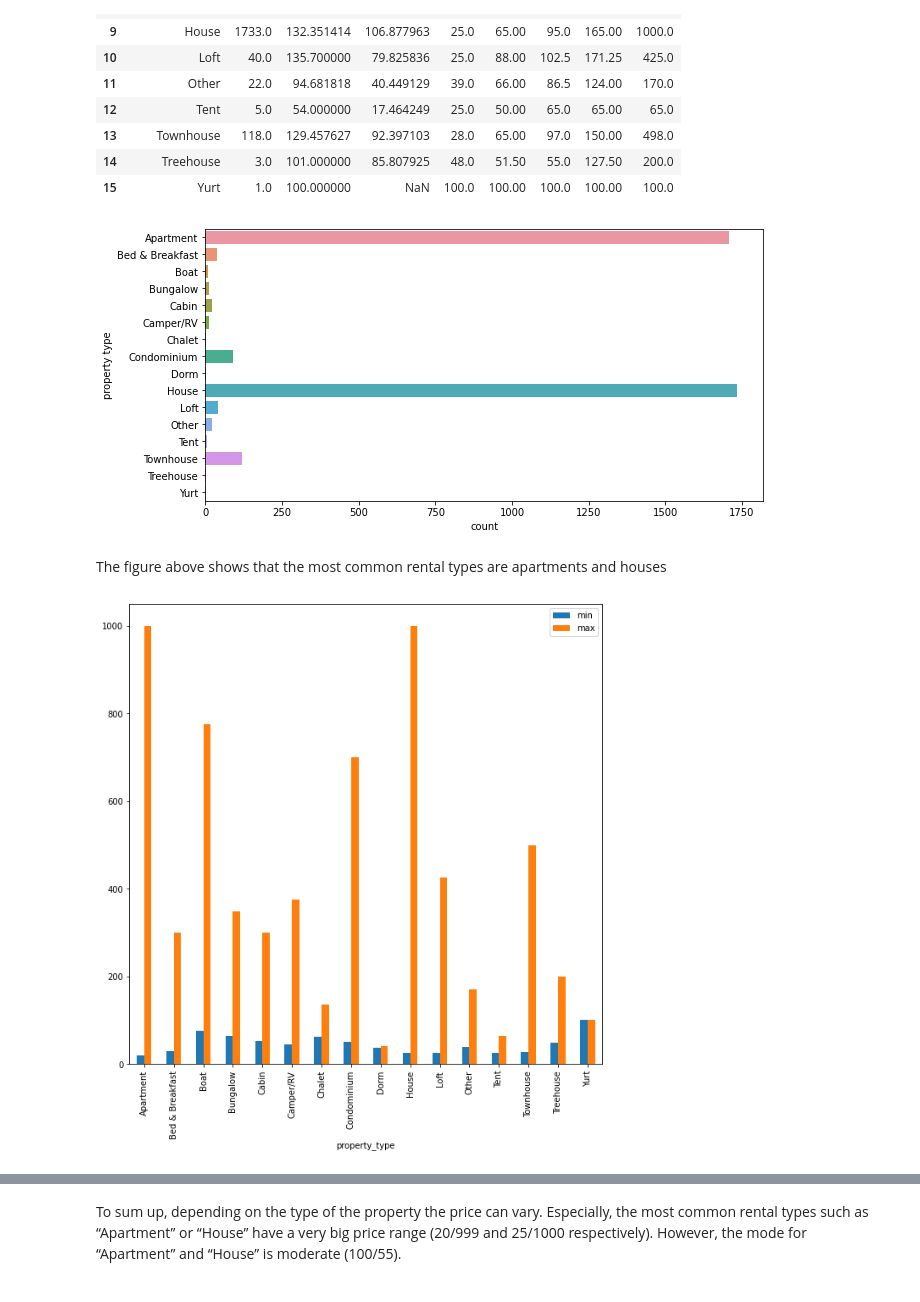
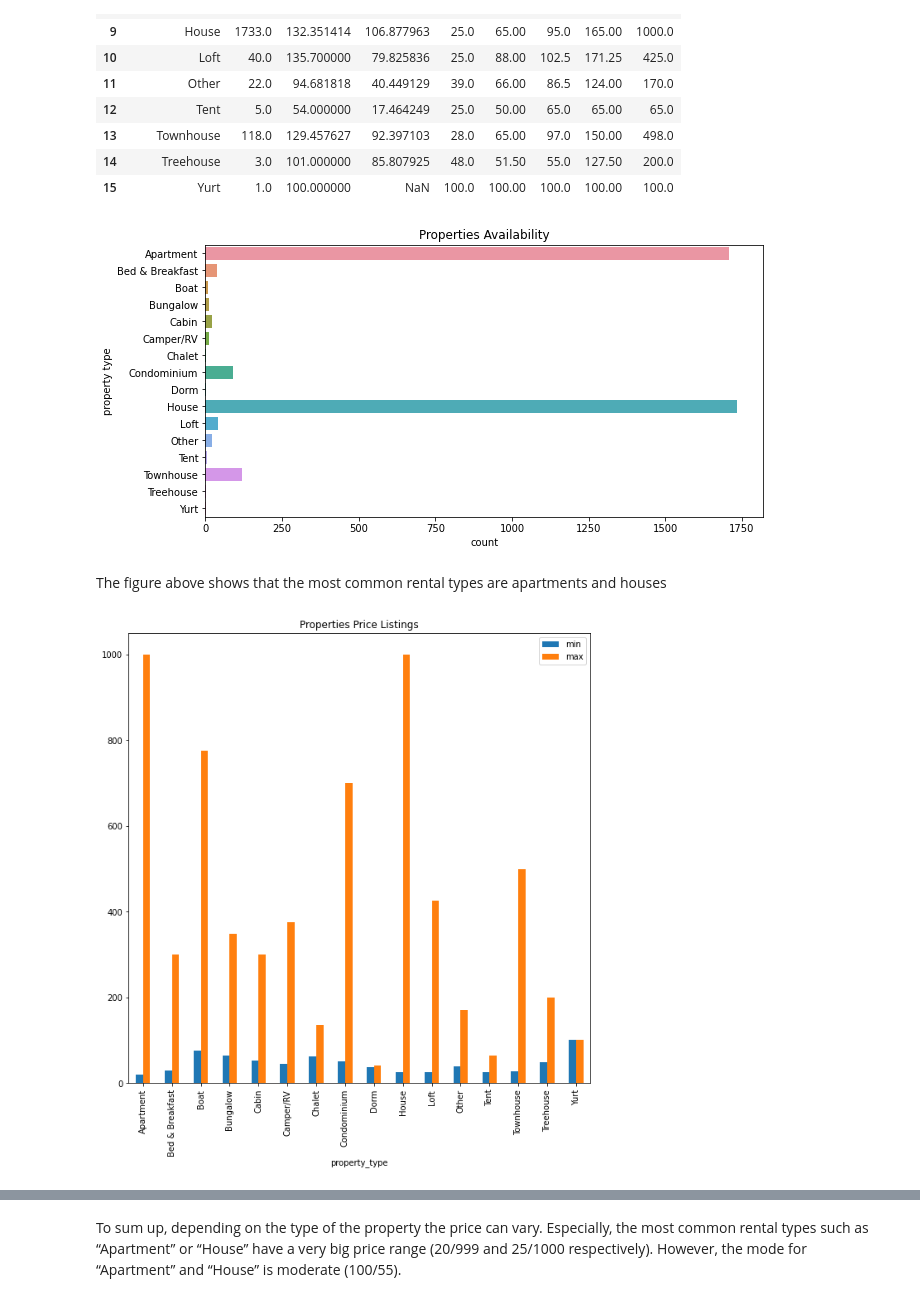
Before and after one commit to LN5user/airbnb-seattle, a Jupyter notebook: airbnb.ipynb, the cells around one changed output, grey strips where cells are left out. Drawn from its saved outputs; the diff is of its cells as text; code cells hidden in the pictures.

```diff
--- a/airbnb.ipynb
+++ b/airbnb.ipynb
@@ -33,6 +33,15 @@ pd.options.display.max_rows = 4000
 pd.options.mode.chained_assignment = None
 # %%
 def read_data(path):
+    """
+    INPUT:
+    path - sting: path to the file
+
+    OUTPUT:
+    pandas dataframe
+
+    read data from csv into pandas dataframe
+    """
     return pd.read_csv(path)
 # %%
 listings_df = read_data("airbnb_data/listings.csv")
@@ -245,16 +254,16 @@ df_statistic
 | 15 | Yurt | 1.0 | 100.000000 | NaN | 100.0 | 100.00 | 100.0 | 100.00 | 100.0 |
 # %%
 fig, ax = plt.subplots(figsize=(10, 5))
-sns.barplot(x="count", y="property_type", data=df_statistic).set(ylabel="property type");
+sns.barplot(x="count", y="property_type", data=df_statistic).set(ylabel="property type", title="Properties Availability");
 # %% [output]
-[figure, old version]
+[figure, new version]
 # %% [markdown]
 The figure above shows that the most common rental types are apartments and houses
 # %%
 fig, ax = plt.subplots(figsize=(10, 10))
-df_statistic.plot(x="property_type", y=["min", "max"], kind="bar", ax=ax);
+df_statistic.plot(x="property_type", y=["min", "max"], kind="bar", ax=ax).set(title="Properties Price Listings");
 # %% [output]
-[figure, old version]
+[figure, new version]
 # %%
 # finding the mode price for the property_type
 df.groupby(['property_type'])['price'].agg(pd.Series.mode)
```
Also changed, not shown: parts of 4 cells of this notebook.
